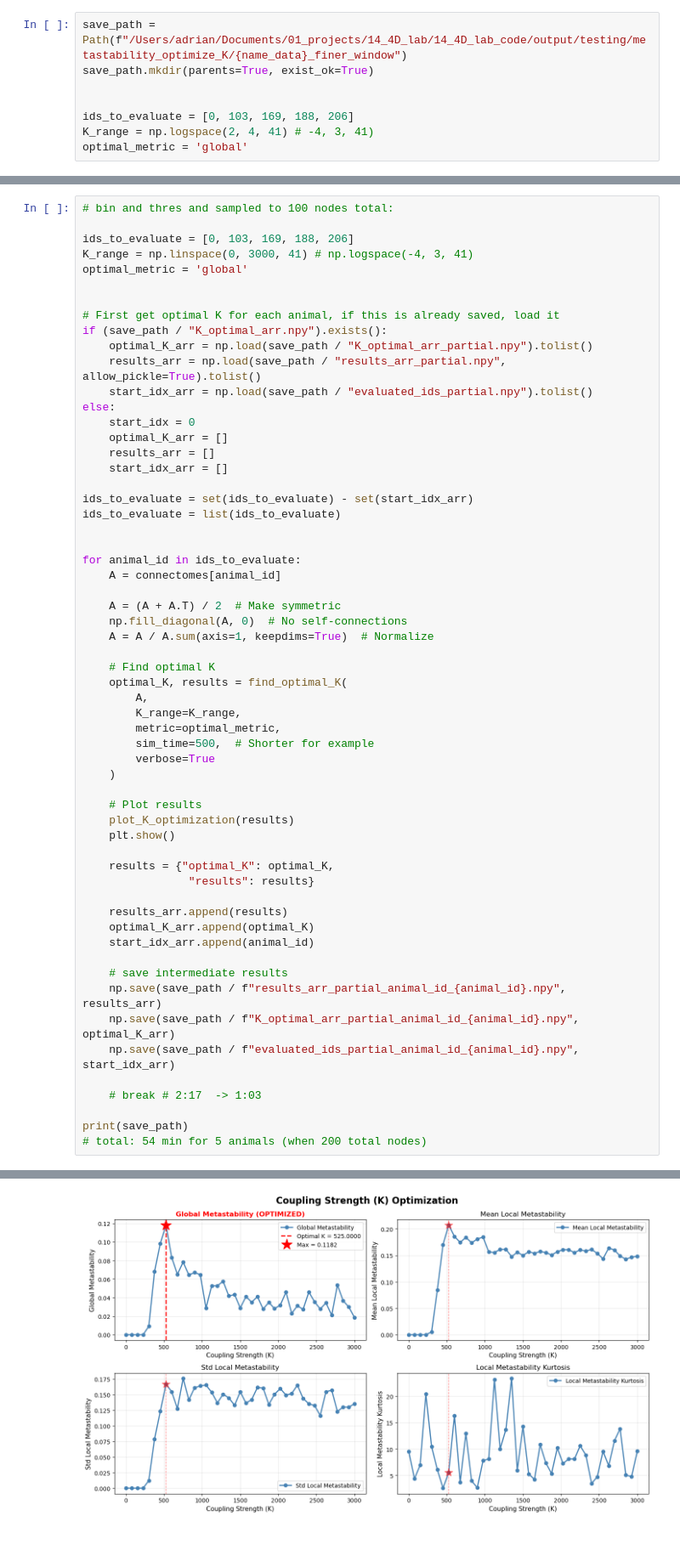
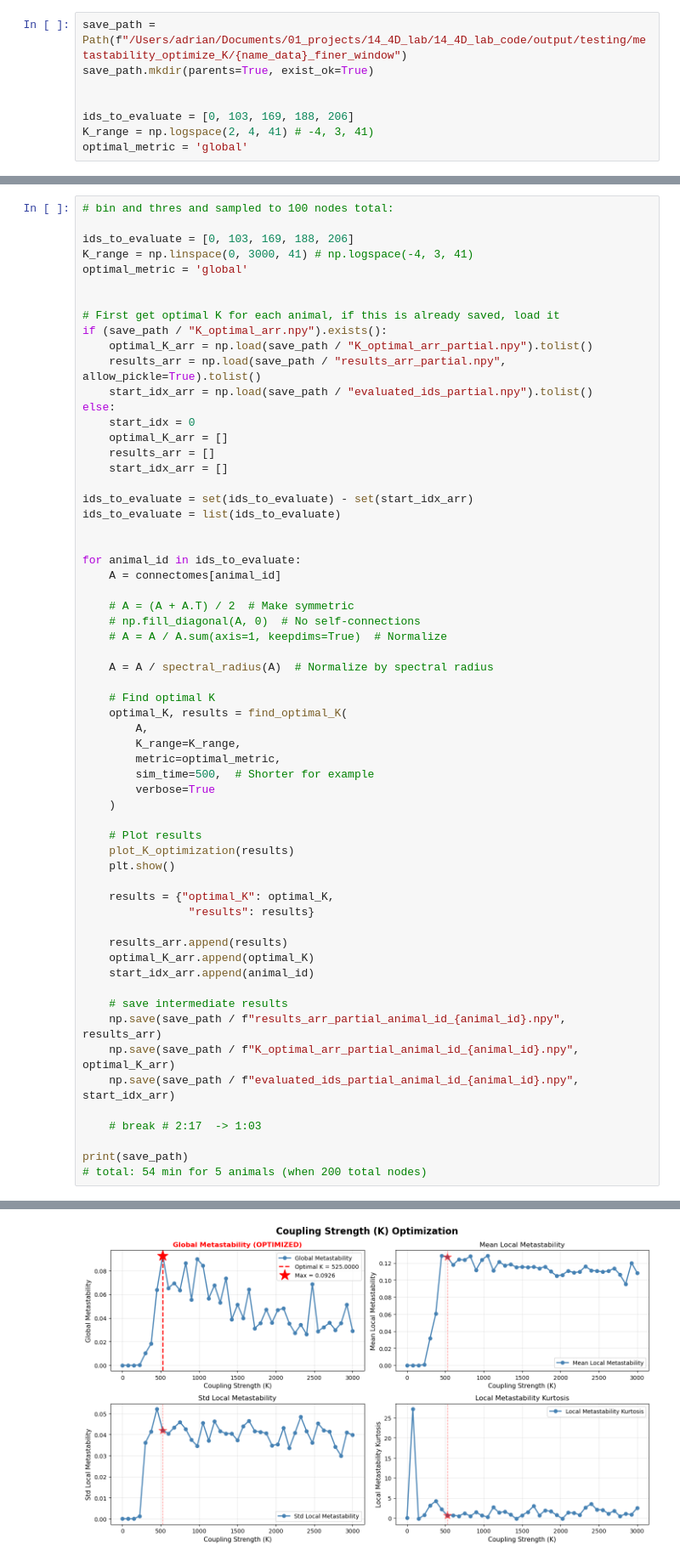
Before and after one commit to ad045/simba, a Jupyter notebook: src/analysis/calculate_metastability_optimize_K.ipynb, the cells around one changed output, grey strips where cells are left out. Shown at 85% size. Drawn from its saved outputs; the diff is of its cells as text.

Commit message:
metastabilities, and find_and_plot_closest_connectome

```diff
--- a/src/analysis/calculate_metastability_optimize_K.ipynb
+++ b/src/analysis/calculate_metastability_optimize_K.ipynb
@@ -94,9 +96,11 @@ ids_to_evaluate = list(ids_to_evaluate)
 for animal_id in ids_to_evaluate:
     A = connectomes[animal_id]
 
-    A = (A + A.T) / 2  # Make symmetric
-    np.fill_diagonal(A, 0)  # No self-connections
-    A = A / A.sum(axis=1, keepdims=True)  # Normalize
+    # A = (A + A.T) / 2  # Make symmetric
+    # np.fill_diagonal(A, 0)  # No self-connections
+    # A = A / A.sum(axis=1, keepdims=True)  # Normalize
+
+    A = A / spectral_radius(A)  # Normalize by spectral radius
 
     # Find optimal K
     optimal_K, results = find_optimal_K(
@@ -147,4 +151,4 @@ Value at optimal K: 0.1182
 K range tested: [0.0000, 3000.0000]
 Number of K values: 41
 ============================================================
-[figure, old version]
+[figure, new version]
```
Also changed, not shown: parts of 18 cells of this notebook, 4 other files.
